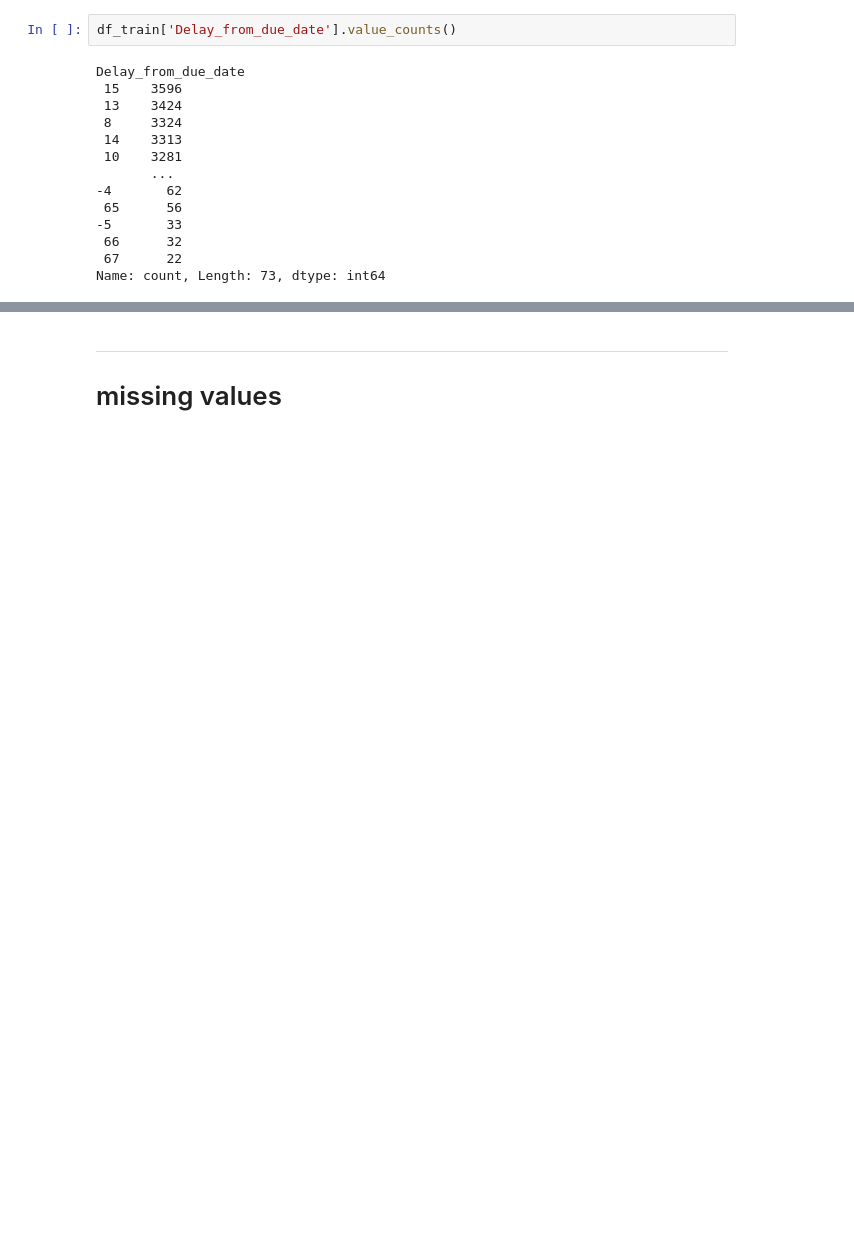
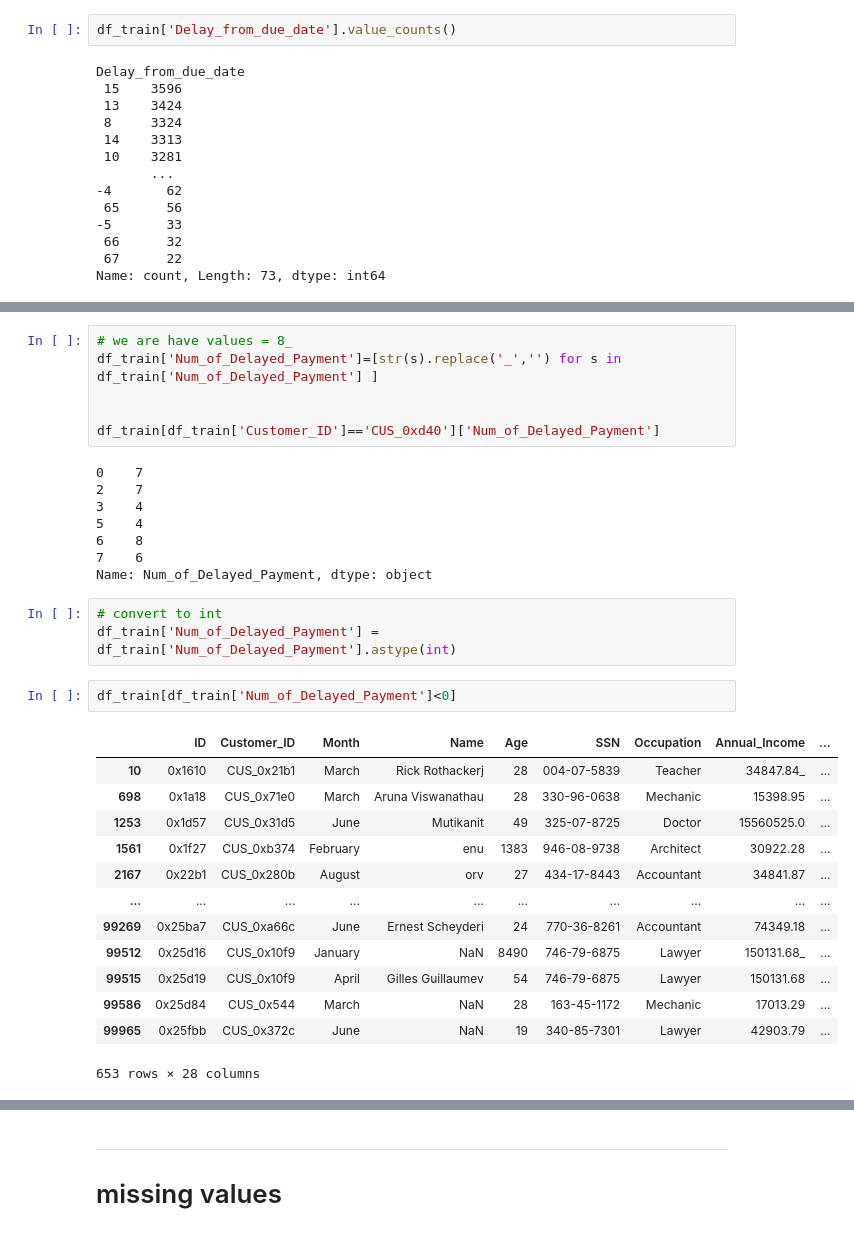
Before and after one commit to zeyadusf/Credit-score-classification, a Jupyter notebook: ican_iwill.ipynb, the cells around one changed output, grey strips where cells are left out. Cells and saved outputs as stored; diff of their text form; blank space fills up the shorter version.

```diff
--- a/ican_iwill.ipynb
+++ b/ican_iwill.ipynb
@@ -843,0 +965,33 @@ df_train[df_train['Customer_ID']=='CUS_0xd40'].T
+# %%
+# we are have values = 8_
+df_train['Num_of_Delayed_Payment']=[str(s).replace('_','') for s in df_train['Num_of_Delayed_Payment'] ]
+
+
+df_train[df_train['Customer_ID']=='CUS_0xd40']['Num_of_Delayed_Payment']
+# %% [output]
+0    7
+2    7
+3    4
+5    4
+6    8
+7    6
+Name: Num_of_Delayed_Payment, dtype: object
+# %%
+# convert to int
+df_train['Num_of_Delayed_Payment'] = df_train['Num_of_Delayed_Payment'].astype(int)
+# %%
+df_train[df_train['Num_of_Delayed_Payment']<0]
+# %% [output]
+|  | ID | Customer_ID | Month | Name | Age | SSN | Occupation | Annual_Income | ... |
+| 10 | 0x1610 | CUS_0x21b1 | March | Rick Rothackerj | 28 | 004-07-5839 | Teacher | 34847.84_ | ... |
+| 698 | 0x1a18 | CUS_0x71e0 | March | Aruna Viswanathau | 28 | 330-96-0638 | Mechanic | 15398.95 | ... |
+| 1253 | 0x1d57 | CUS_0x31d5 | June | Mutikanit | 49 | 325-07-8725 | Doctor | 15560525.0 | ... |
+| 1561 | 0x1f27 | CUS_0xb374 | February | enu | 1383 | 946-08-9738 | Architect | 30922.28 | ... |
+| 2167 | 0x22b1 | CUS_0x280b | August | orv | 27 | 434-17-8443 | Accountant | 34841.87 | ... |
+| ... | ... | ... | ... | ... | ... | ... | ... | ... | ... |
+| 99269 | 0x25ba7 | CUS_0xa66c | June | Ernest Scheyderi | 24 | 770-36-8261 | Accountant | 74349.18 | ... |
+| 99512 | 0x25d16 | CUS_0x10f9 | January | NaN | 8490 | 746-79-6875 | Lawyer | 150131.68_ | ... |
+| 99515 | 0x25d19 | CUS_0x10f9 | April | Gilles Guillaumev | 54 | 746-79-6875 | Lawyer | 150131.68 | ... |
+| 99586 | 0x25d84 | CUS_0x544 | March | NaN | 28 | 163-45-1172 | Mechanic | 17013.29 | ... |
+| 99965 | 0x25fbb | CUS_0x372c | June | NaN | 19 | 340-85-7301 | Lawyer | 42903.79 | ... |
+653 rows × 28 columns
```
Also changed, not shown: parts of 51 cells of this notebook.
